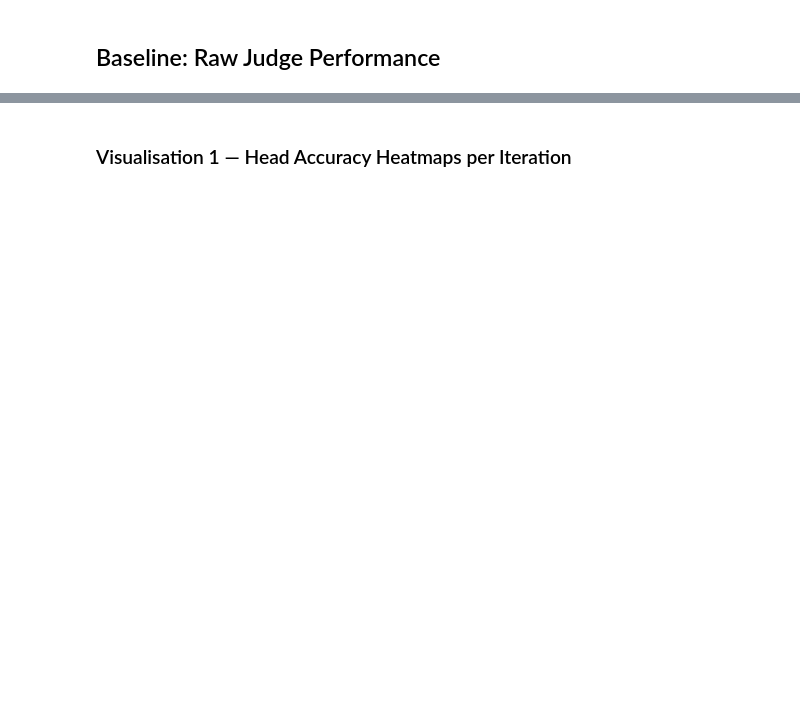
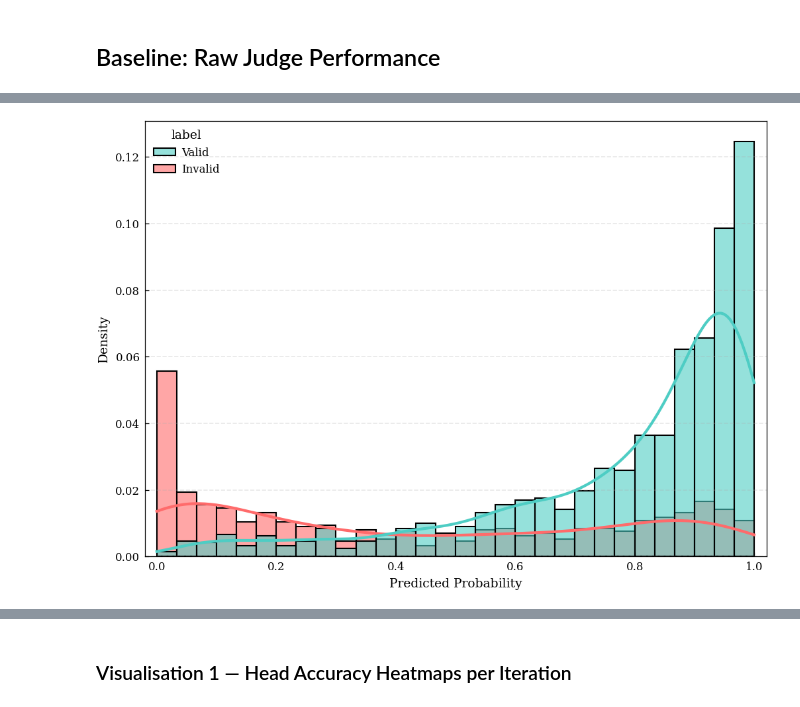
Before and after one commit to kevinqnb/scholarlm, a Jupyter notebook: analysis/probe_analysis.ipynb, the cells around one changed output, grey strips where cells are left out. Cells and saved outputs as stored; diff of their text form; code cells hidden in the pictures; blank space fills up the shorter version.

```diff
--- a/analysis/probe_analysis.ipynb
+++ b/analysis/probe_analysis.ipynb
@@ -392 +557,29 @@ fig.tight_layout()
+# %%
+_df_multi = pd.DataFrame({'prob': raw_test_s, 'label': y_test_s})
+_df_multi['label'] = _df_multi['label'].map({True: 'Valid', False: 'Invalid'})
+
+fig, ax = plt.subplots(figsize=(7, 5))
+
+sns.histplot(
+    data=_df_multi,
+    x='prob',
+    hue='label',
+    stat='probability',
+    kde=True,
+    bins=30,
+    palette={'Invalid': '#FF6B6B', 'Valid': '#4ECDC4'},
+    alpha=0.6,
+    ax=ax,
+    line_kws={'linewidth': 2},
+)
+
+ax.set_xlabel('Predicted Probability')
+ax.set_ylabel('Density')
+ax.grid(axis='y', alpha=0.3, linestyle='--')
+ax.set_xlim(-0.02, 1.02)
+
+fig.tight_layout()
+#fig.savefig(FIGURES_DIR / 'probe_final_multi_prob_dist_test.pdf', bbox_inches='tight', dpi=300)
+# %% [output]
+[figure, added]
 # %%
```
Also changed, not shown: parts of 47 cells of this notebook, 10 other files.
